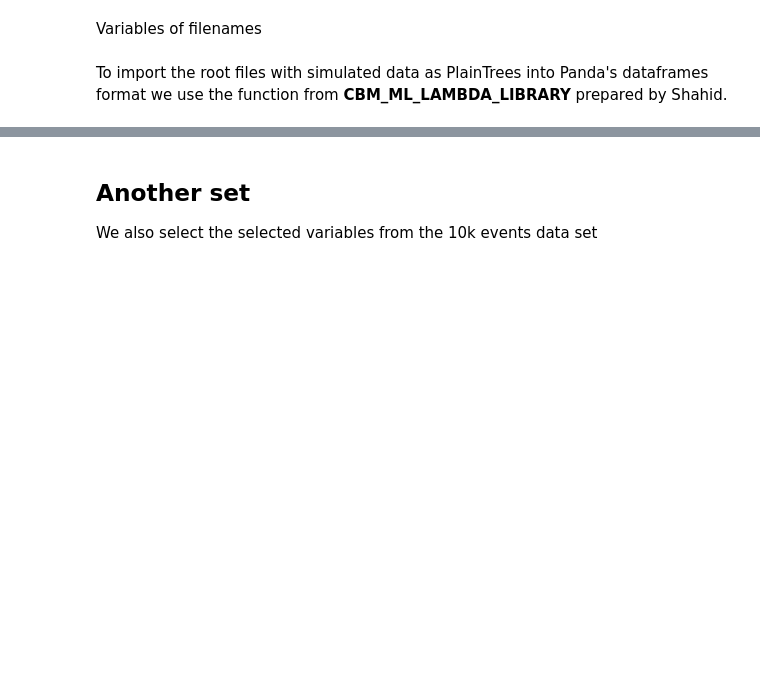
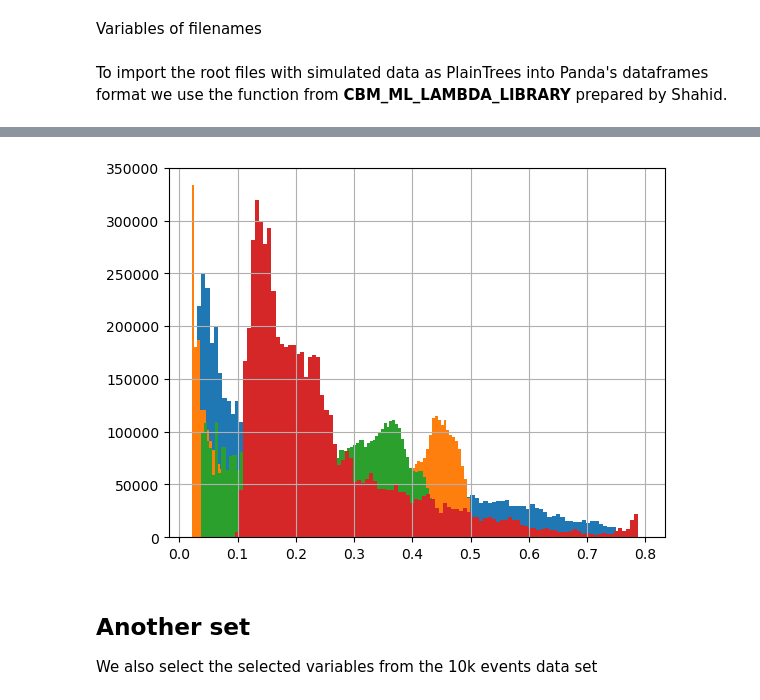
Before and after one commit to julnow/inz, a Jupyter notebook: jupyter/ml_xgb_12agev-chi2geo.ipynb, the cells around one changed output, grey strips where cells are left out. Cells and saved outputs as stored; diff of their text form; code cells hidden in the pictures; blank space fills up the shorter version.

```diff
--- a/jupyter/ml_xgb_12agev-chi2geo.ipynb
+++ b/jupyter/ml_xgb_12agev-chi2geo.ipynb
@@ -235,6 +246,14 @@ bst_test = pd.DataFrame(data=bst.predict_proba(x_test))
 bst_test['xgb_preds']=bst_test.iloc[:,0:(len(bst_test.columns)-1)].idxmax(axis = 1)
 y_test=y_test.set_index(np.arange(0,bst_test.shape[0]))
 bst_test['pid']=y_test['pid']
+# %%
+bst_train[0].hist(bins = 100) # proton
+bst_train[1].hist(bins = 100) # pion
+bst_train[2].hist(bins = 100) # kaon
+bst_train[3].hist(bins = 100) # ghost
+plt.show()
+# %% [output]
+[figure, added]
 # %% [markdown]
 ## Another set
 We also select the selected variables from the 10k events data set
```
Also changed, not shown: parts of 15 cells of this notebook.
